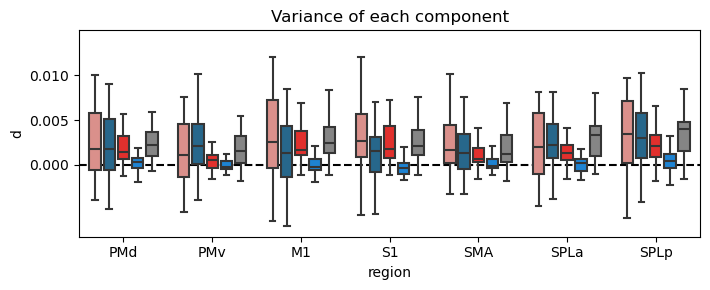
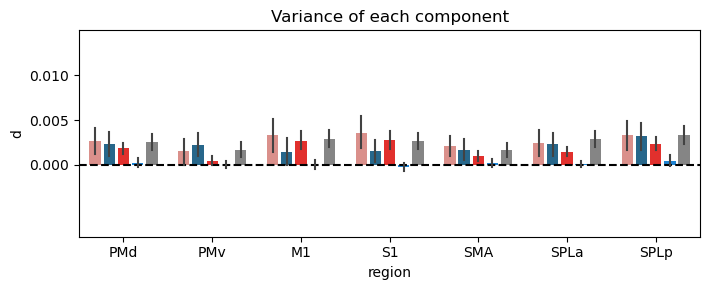
The notebook cell's code change between the first figure and the second:
--- before
+++ after
@@ -10,9 +10,24 @@
 df_components = df_components[df_components['region'] != 'V1']
 
+test_reg = 'PMd'
+row1 = (df_components['region'] == test_reg) & (df_components['component'] == 'ipsi')
+row2 = (df_components['region'] == test_reg) & (df_components['component'] == 'contra')
+row3 = (df_components['region'] == test_reg) & (df_components['component'] == 'interaction')
+print(f'ipsi: {np.mean(df_components.loc[row1, "d"].values):.6f}')
+print(f'contra: {np.mean(df_components.loc[row2, "d"].values):.6f}')
+print(f'interaction: {np.mean(df_components.loc[row3, "d"].values):.6f}')
+print(f'interaction/contra: {np.mean(df_components.loc[row3, "d"].values)/np.mean(df_components.loc[row2, "d"].values):.6f}')
+
 # boxplot:
 fig, ax = plt.subplots(figsize=(7.2, 3))
 ax.axhline(0, color='k', linestyle='--')
-sns.boxplot(x='region', y='d', hue='component', data=df_components, ax=ax, 
-            legend=False, showfliers=False, width=0.8, gap=0.2, linewidth=1.5,
+# sns.boxplot(x='region', y='d', hue='component', data=df_components, ax=ax, 
+#             legend=False, showfliers=False, width=0.8, gap=0.2, linewidth=1.5,
+#             hue_order=['uni_contra', 'uni_ipsi', 'contra', 'ipsi', 'interaction'],
+#             order=['PMd','PMv','M1','S1','SMA','SPLa','SPLp'],
+#             palette=['#E7857E','#166C9C','#FF130F', '#0086F0', '#858585'], fill=True)
+# bar plot:
+sns.barplot(x='region', y='d', hue='component', data=df_components, ax=ax, 
+            legend=False, width=0.8, gap=0.2, err_kws={'linewidth': 1.5},
             hue_order=['uni_contra', 'uni_ipsi', 'contra', 'ipsi', 'interaction'],
             order=['PMd','PMv','M1','S1','SMA','SPLa','SPLp'],

Commit: fix searchlight